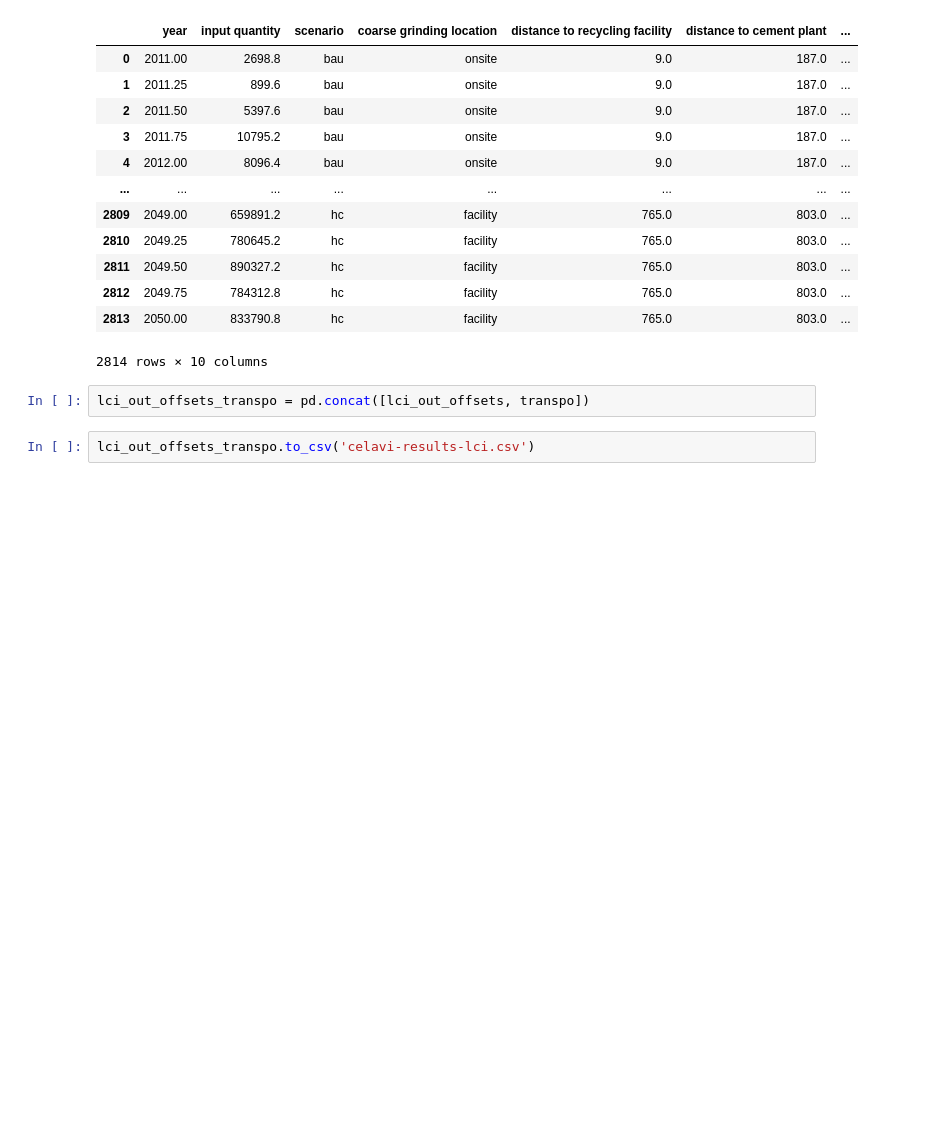
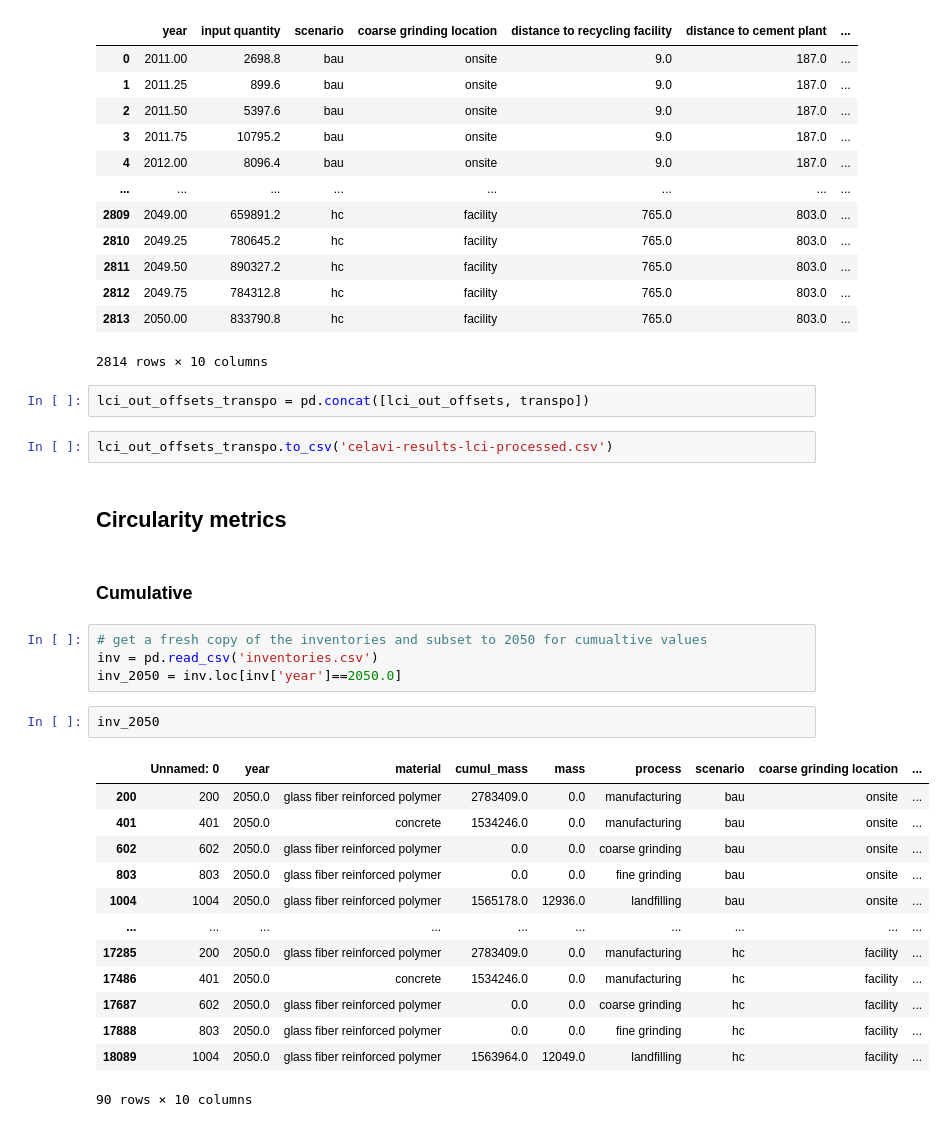
Before and after one commit to NREL/celavi, a Jupyter notebook: notebooks/CELAVI-Figures.ipynb, the cells around one changed output. Drawn from its saved outputs; the diff is of its cells as text; blank space fills up the shorter version.

```diff
--- a/notebooks/CELAVI-Figures.ipynb
+++ b/notebooks/CELAVI-Figures.ipynb
@@ -605,4 +606,28 @@ transpo
 # %%
 lci_out_offsets_transpo = pd.concat([lci_out_offsets, transpo])
 # %%
-lci_out_offsets_transpo.to_csv('celavi-results-lci.csv')
+lci_out_offsets_transpo.to_csv('celavi-results-lci-processed.csv')
+# %% [markdown]
+## Circularity metrics
+# %% [markdown]
+### Cumulative
+# %%
+# get a fresh copy of the inventories and subset to 2050 for cumualtive values
+inv = pd.read_csv('inventories.csv')
+inv_2050 = inv.loc[inv['year']==2050.0]
+# %%
+inv_2050
+# %% [output]
+|  | Unnamed: 0 | year | material | cumul_mass | mass | process | scenario | coarse grinding location | ... |
+| 200 | 200 | 2050.0 | glass fiber reinforced polymer | 2783409.0 | 0.0 | manufacturing | bau | onsite | ... |
+| 401 | 401 | 2050.0 | concrete | 1534246.0 | 0.0 | manufacturing | bau | onsite | ... |
+| 602 | 602 | 2050.0 | glass fiber reinforced polymer | 0.0 | 0.0 | coarse grinding | bau | onsite | ... |
+| 803 | 803 | 2050.0 | glass fiber reinforced polymer | 0.0 | 0.0 | fine grinding | bau | onsite | ... |
+| 1004 | 1004 | 2050.0 | glass fiber reinforced polymer | 1565178.0 | 12936.0 | landfilling | bau | onsite | ... |
+| ... | ... | ... | ... | ... | ... | ... | ... | ... | ... |
+| 17285 | 200 | 2050.0 | glass fiber reinforced polymer | 2783409.0 | 0.0 | manufacturing | hc | facility | ... |
+| 17486 | 401 | 2050.0 | concrete | 1534246.0 | 0.0 | manufacturing | hc | facility | ... |
+| 17687 | 602 | 2050.0 | glass fiber reinforced polymer | 0.0 | 0.0 | coarse grinding | hc | facility | ... |
+| 17888 | 803 | 2050.0 | glass fiber reinforced polymer | 0.0 | 0.0 | fine grinding | hc | facility | ... |
+| 18089 | 1004 | 2050.0 | glass fiber reinforced polymer | 1563964.0 | 12049.0 | landfilling | hc | facility | ... |
+90 rows × 10 columns
```
Also changed, not shown: parts of 7 cells of this notebook.
